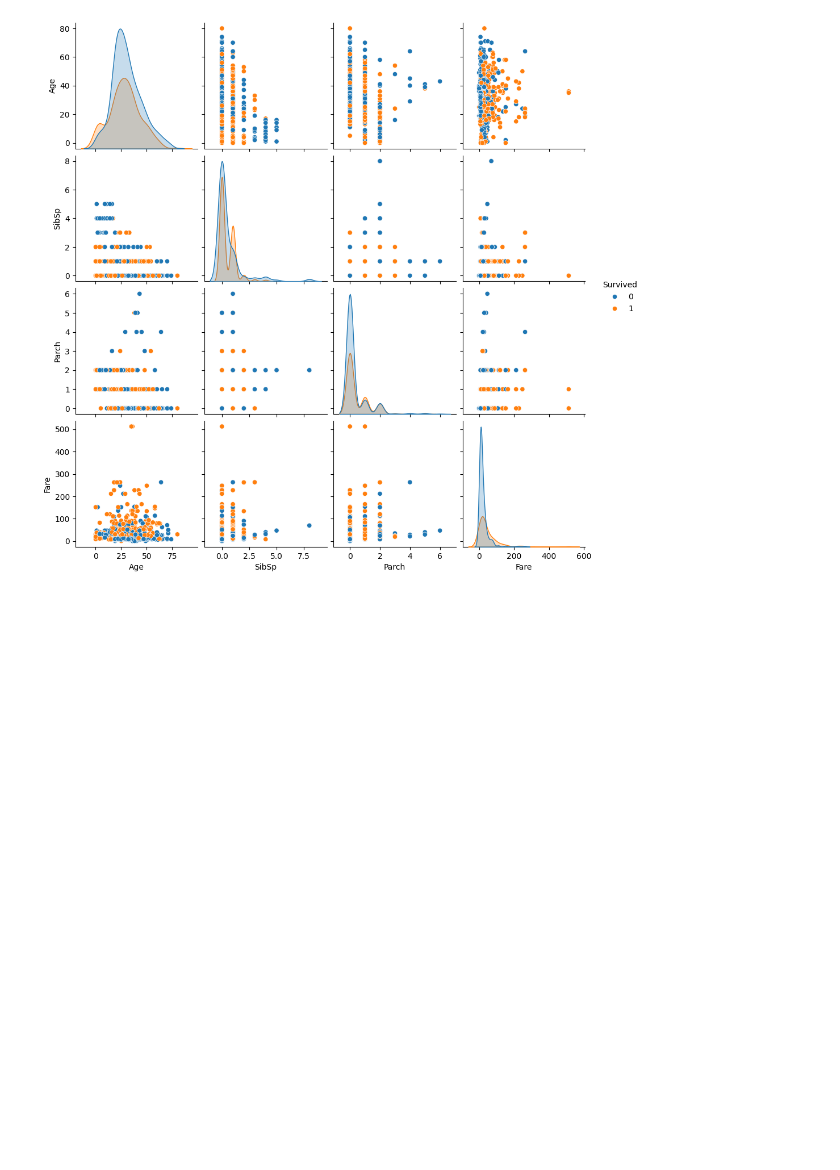
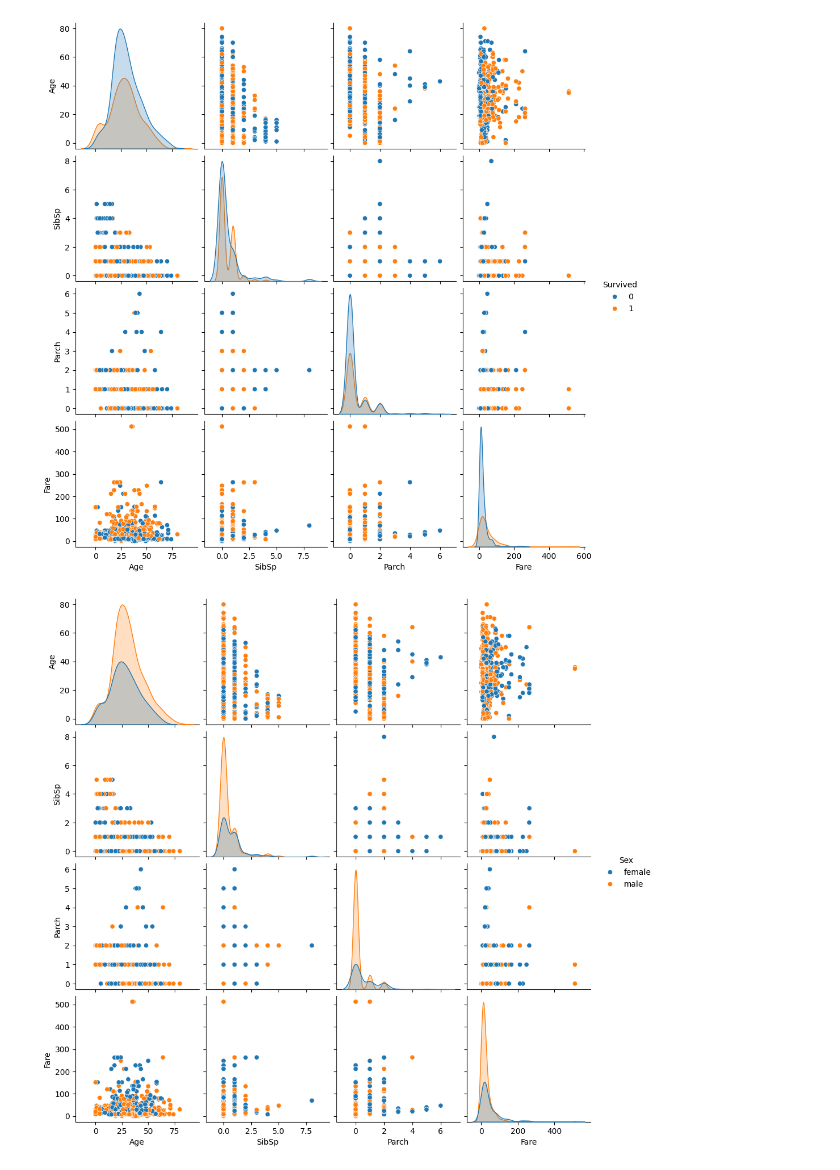
Before and after one commit to IrVallejo/Titanic, a Jupyter notebook: notebook.ipynb, the cells around one changed output. Cells and saved outputs as stored; diff of their text form; code cells hidden in the pictures; blank space fills up the shorter version.

```diff
--- a/notebook.ipynb
+++ b/notebook.ipynb
@@ -227,3 +227,8 @@ sns.pairplot(data =  df, hue="Survived", diag_kind='kde')
 plt.show()
 # %% [output]
 [figure]
+# %%
+sns.pairplot(data =  df, hue="Sex", diag_kind='kde')
+plt.show()
+# %% [output]
+[figure, added]
```
Also changed, not shown: parts of 8 cells of this notebook.
